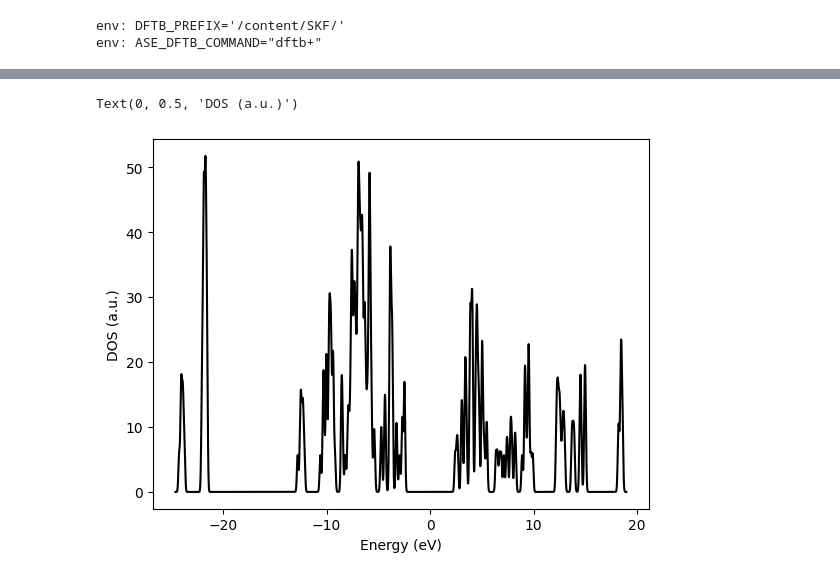
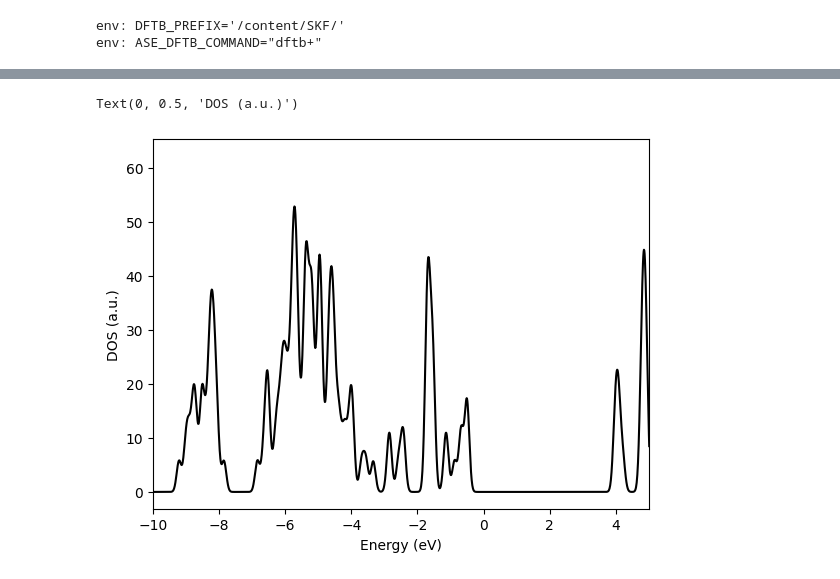
Before and after one commit to drdamia/DFTB-, a Jupyter notebook: sk_gen.ipynb, the cells around one changed output, grey strips where cells are left out. Drawn from its saved outputs; the diff is of its cells as text; code cells hidden in the pictures.

```diff
--- a/sk_gen.ipynb
+++ b/sk_gen.ipynb
@@ -525,12 +494,13 @@ Fermi level:                        -0.1421154803 H           -3.8672 eV
 # %%
 
 import numpy as np
 import matplotlib.pyplot as plt
 
 dos_tot=np.loadtxt("dos.dat")
 plt.plot(dos_tot[:,0],dos_tot[:,1],color="black")
+plt.xlim(-10,5)
 plt.xlabel("Energy (eV)")
 plt.ylabel("DOS (a.u.)")
 # %% [output]
 Text(0, 0.5, 'DOS (a.u.)')
-[figure, old version]
+[figure, new version]
```
Also changed, not shown: parts of 4 cells of this notebook.
